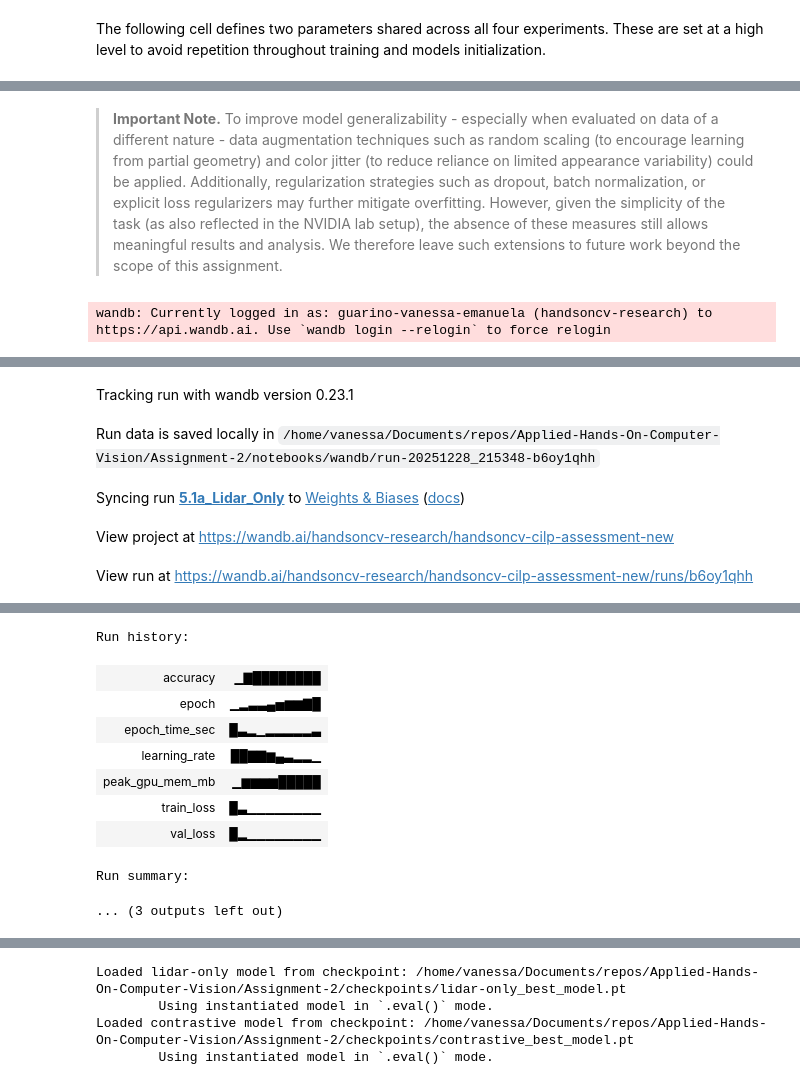
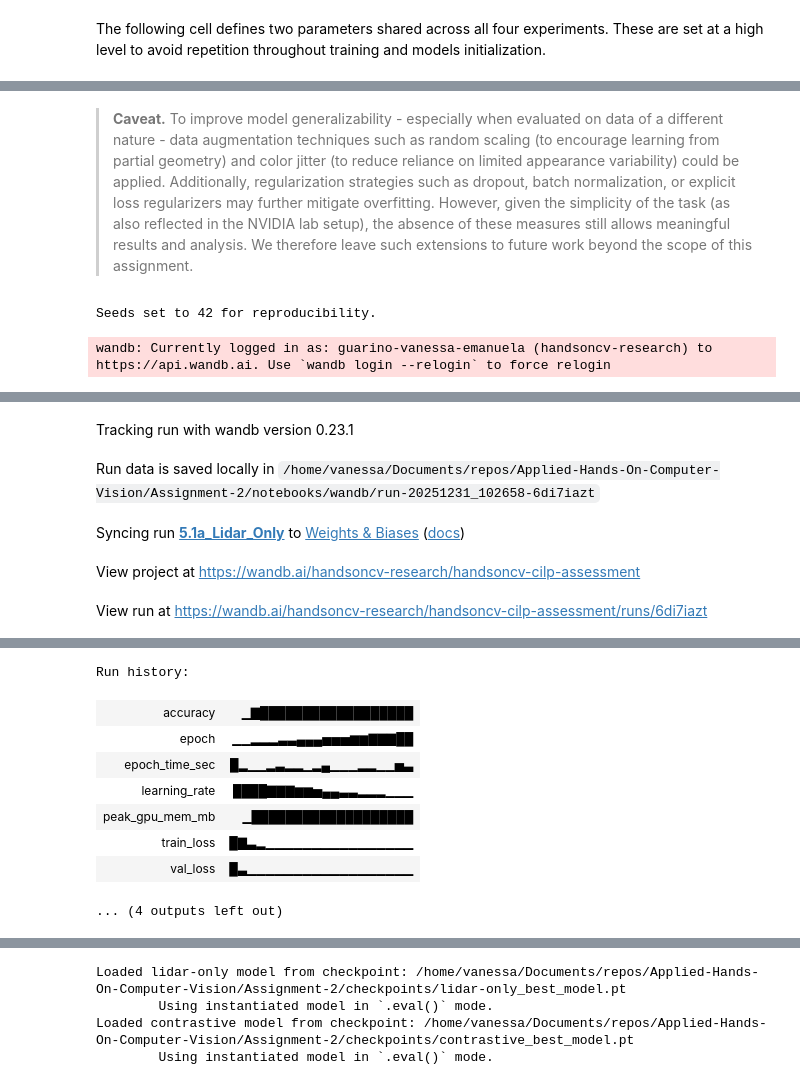
Before and after one commit to Guarinov/applied-hands-on-computer-vision, a Jupyter notebook: Assignment-2/notebooks/04_final_assessment.ipynb, the cells around one changed output, grey strips where cells are left out. Saved outputs shown, nothing was run; the diff lists cells and outputs as text; code cells hidden in the pictures.

```diff
--- a/Assignment-2/notebooks/04_final_assessment.ipynb
+++ b/Assignment-2/notebooks/04_final_assessment.ipynb
@@ -124,9 +137,14 @@ This classifier serves a dual role in the overall pipeline. First, it provides a
 # %% [markdown]
-> **Important Note.** To improve model generalizability - especially when evaluated on data of a different nature - data augmentation techniques such as random scaling (to encourage learning from partial geometry) and color jitter (to reduce reliance on limited appearance variability) could be applied. Additionally, regularization strategies such as dropout, batch normalization, or explicit loss regularizers may further mitigate overfitting. However, given the simplicity of the task (as also reflected in the NVIDIA lab setup), the absence of these measures still allows meaningful results and analysis. We therefore leave such extensions to future work beyond the scope of this assignment.
+> **Caveat.**
+> To improve model generalizability - especially when evaluated on data of a different nature - data augmentation techniques such as random scaling (to encourage learning from partial geometry) and color jitter (to reduce reliance on limited appearance variability) could be applied. Additionally, regularization strategies such as dropout, batch normalization, or explicit loss regularizers may further mitigate overfitting. However, given the simplicity of the task (as also reflected in the NVIDIA lab setup), the absence of these measures still allows meaningful results and analysis. We therefore leave such extensions to future work beyond the scope of this assignment.
 # %%
 # Configuration to fufill logging requirement
-EPOCHS = 10
+EPOCHS = 20
 LEARNING_RATE = 1e-3
+
+# Set Seed again for Ensuring Same Model Initialization at Every Run
+SEED = splits["seed"]
+set_seed(SEED)
 
 run = wandb.init(
     project="handsoncv-cilp-assessment",
@@ -134,26 +152,32 @@ run = wandb.init(
     config={
         "architecture": "LidarClassifier",
         "fusion_strategy": "single_modality",
+        "downsample_mode": "maxpool",
+        "embedding_size": INTERM_FUSION_EMB_DIM,
         "learning_rate": LEARNING_RATE,
+        "batch_size": BATCH_SIZE,
         "epochs": EPOCHS,
-        "subset_size": SUBSET_SIZE #train_N + valid_N #SUBSET_SIZE
+        "optimizer_type": "Adam",
+        "subset_size": SUBSET_SIZE,
+        "seed": splits["seed"]
     }
 )
 
-# Instantiate Classifier on LiDAR images only
-lidar_model = LidarClassifier(emb_dim_interm=INTERM_FUSION_EMB_DIM, num_classes=1).to("cuda")
-# lidar_model = Classifier(1).to("cuda")
+# Instantiate LiDAR Classifier
+lidar_model = LidarClassifier(emb_dim_interm=INTERM_FUSION_EMB_DIM, num_classes=1).to(DEVICE)
 
+# Define Optimizer and Scheduler
 optimizer = torch.optim.Adam(lidar_model.parameters(), lr=LEARNING_RATE)
 scheduler = torch.optim.lr_scheduler.CosineAnnealingLR(optimizer, T_max=EPOCHS)
 
+# Train and Store Relevant Metrics
 metrics_lidar = train_fusion_cilp_model(
     lidar_model,
     train_loader,
     val_loader,
     optimizer=optimizer,
-    criterion=torch.nn.BCEWithLogitsLoss(), #torch.nn.CrossEntropyLoss(),
-    device="cuda" if torch.cuda.is_available() else "cpu",
+    criterion=torch.nn.BCEWithLogitsLoss(),
+    device=DEVICE,
     epochs=EPOCHS,
     scheduler=scheduler,
     task_mode="lidar-only"
@@ -161,10 +185,11 @@ metrics_lidar = train_fusion_cilp_model(
 
 wandb.finish()
 # %% [output]
-wandb: Currently logged in as: guarino-vanessa-emanuela (handsoncv-research) to https://api.wandb.ai. Use `wandb login --relogin` to force relogin
+Seeds set to 42 for reproducibility.
+wandb: Currently logged in as: guarino-vanessa-emanuela (handsoncv-research) to https://api.wandb.ai. Use `wandb login --relogin` to force relogin
 [interactive output not drawn]
 Tracking run with wandb version 0.23.1
-Run data is saved locally in /home/vanessa/Documents/repos/Applied-Hands-On-Computer-Vision/Assignment-2/notebooks/wandb/run-20251228_215348-b6oy1qhh
+Run data is saved locally in /home/vanessa/Documents/repos/Applied-Hands-On-Computer-Vision/Assignment-2/notebooks/wandb/run-20251231_102658-6di7iazt
 Syncing run 5.1a_Lidar_Only to Weights & Biases (docs)
-View project at https://wandb.ai/handsoncv-research/handsoncv-cilp-assessment-new
+View project at https://wandb.ai/handsoncv-research/handsoncv-cilp-assessment
-View run at https://wandb.ai/handsoncv-research/handsoncv-cilp-assessment-new/runs/b6oy1qhh
+View run at https://wandb.ai/handsoncv-research/handsoncv-cilp-assessment/runs/6di7iazt
@@ -186,12 +213,11 @@ Epoch 9: Val Loss: 0.0011, Acc: 99.92% | Mem: 125.5MB
 [interactive output not drawn]
-Run history:
+Run history:
-| accuracy | ▁▇████████ |
-| epoch | ▁▂▃▃▄▅▆▆▇█ |
-| epoch_time_sec | █▃▂▁▂▂▂▂▂▃ |
-| learning_rate | ██▇▇▆▄▃▂▂▁ |
-| peak_gpu_mem_mb | ▁▆▆▆▆█████ |
-| train_loss | █▃▁▁▁▁▁▁▁▁ |
-| val_loss | █▂▁▁▁▁▁▁▁▁ |
+| accuracy | ▁▇██████████████████ |
+| epoch | ▁▁▂▂▂▃▃▄▄▄▅▅▅▆▆▇▇▇██ |
+| epoch_time_sec | █▂▁▁▂▃▂▂▁▂▄▁▁▁▂▂▁▁▅▃ |
+| learning_rate | ████▇▇▇▆▆▅▄▄▃▃▂▂▂▁▁▁ |
+| peak_gpu_mem_mb | ▁███████████████████ |
+| train_loss | █▇▃▂▁▁▁▁▁▁▁▁▁▁▁▁▁▁▁▁ |
+| val_loss | █▃▁▁▁▁▁▁▁▁▁▁▁▁▁▁▁▁▁▁ |
-Run summary:
-... (3 outputs left out)
+... (4 outputs left out)
 # %% [markdown]
```
Also changed, not shown: parts of 26 cells of this notebook, 9 other files.
